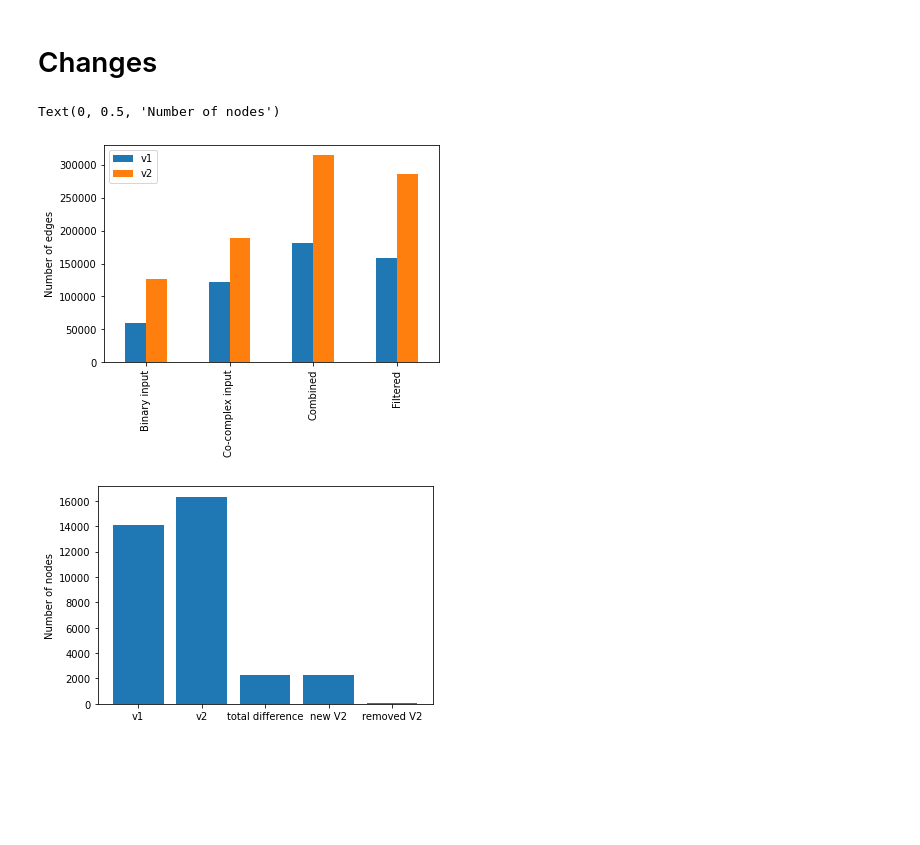
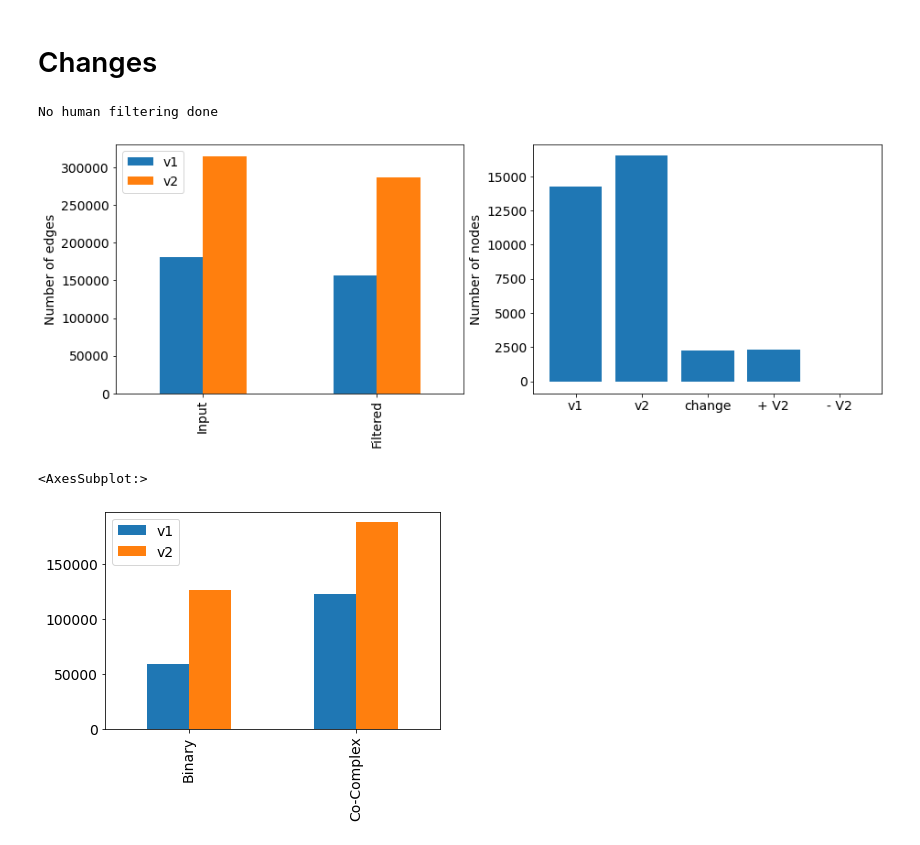
Before and after one commit to sarah-n-wright/Network_Evaluation_Tools, a Jupyter notebook: Network Processing Notebooks/HINT Processing.ipynb, the cells around one changed output. Saved outputs shown, nothing was run; the diff lists cells and outputs as text; code cells hidden in the pictures; blank space fills up the shorter version.

Commit message:
Updated variables, plotting, and gene conversion

```diff
--- a/Network Processing Notebooks/HINT Processing.ipynb
+++ b/Network Processing Notebooks/HINT Processing.ipynb
@@ -136,3 +175,3 @@ Batch query complete: 11.57 seconds
 # %%
-match_table_trim, query_to_symbol, query_to_entrez = gct.construct_query_map_table(match_list, valid_genes)
+match_table_trim, query_to_symbol, query_to_entrez = gct.construct_query_map_table(final_mapping, valid_genes)
 # %% [output]
@@ -148,3 +184,5 @@ HINT_edgelist = HINT_Raw[['Uniprot_A', 'Uniprot_B']].values.tolist()
+# %%
+edgelist = input_raw.loc[:, ['Uniprot_A', 'Uniprot_B']]
 # %%
 # Convert edge list
-HINT_edgelist_symbol = gct.convert_edgelist(HINT_edgelist, query_to_symbol, weighted=False)
+edgelist_symbol = gct.convert_edgelist(edgelist, query_to_symbol)
@@ -151,5 +192,5 @@ HINT_edgelist_symbol = gct.convert_edgelist(HINT_edgelist, query_to_symbol, weig
 # %%
 # Filter edge list
-HINT_edgelist_symbol_filt = gct.filter_converted_edgelist(HINT_edgelist_symbol)
+edgelist_filt = gct.filter_converted_edgelist(edgelist_symbol)
 # %% [output]
 181375 input edges
@@ -176,10 +209,12 @@ nodes_v2 = set(HINT_edgelist_symbol_filt_v2["symbol_n1"].values).union(set(HINT_
-# %%
-stats.plot.bar(ylabel="Number of edges")
-plt.figure()
-plt.bar(["v1", "v2", "total difference", "new V2", "removed V2"], [len(nodes_v1), len(nodes_v2), len(nodes_v2)-len(nodes_v1),
-                                                           len(nodes_v2.difference(nodes_v1)), len(nodes_v1.difference(nodes_v2))])
-plt.ylabel("Number of nodes")
-# %% [output]
-Text(0, 0.5, 'Number of nodes')
-[figure, removed]
-[figure, removed]
+# %%
+dit.plot_changes_to_dataset(input_raw, input_raw_v2, edgelist_filt, edgelist_filt_v2)
+# %% [output]
+No human filtering done
+[figure, added]
+# %%
+source_stats = pd.DataFrame({"v1": [len(input_raw_bi), len(input_raw_co)], "v2":[len(input_raw_bi_v2), len(input_raw_co_v2)]},
+                           index = ["Binary", "Co-Complex"])
+source_stats.plot.bar()
+# %% [output]
+<AxesSubplot:>
+[figure, added]
```
Also changed, not shown: parts of 34 cells of this notebook.
